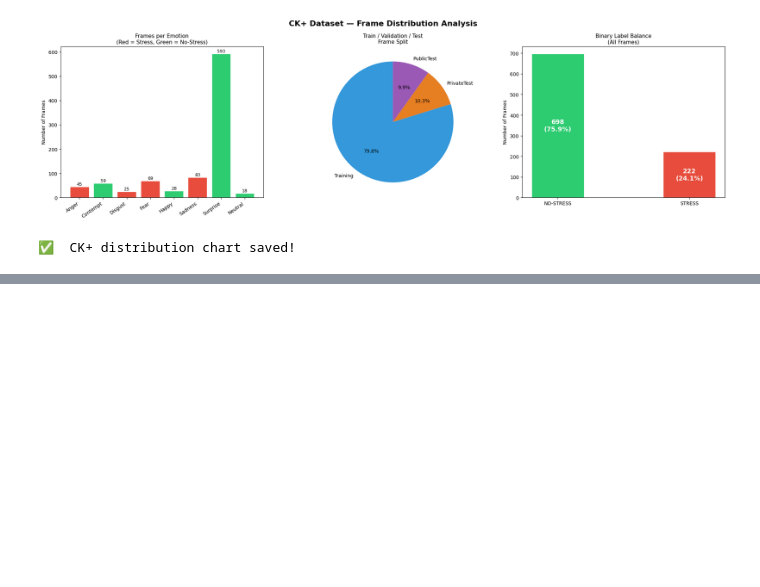
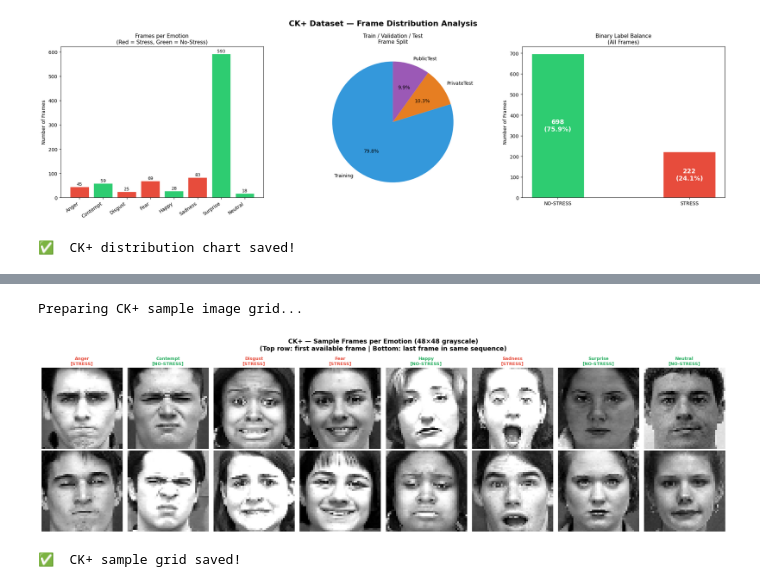
Before and after one commit to poonam-021/explainable-ai-stress-burnout, a Jupyter notebook: models/Visual_Analysis_Of_Stress.ipynb, the cells around one changed output, grey strips where cells are left out. Cells and saved outputs as stored; diff of their text form; code cells hidden in the pictures; blank space fills up the shorter version.

```diff
--- a/models/Visual_Analysis_Of_Stress.ipynb
+++ b/models/Visual_Analysis_Of_Stress.ipynb
@@ -639,0 +704,75 @@ print("✅  CK+ distribution chart saved!")
+# %%
+print("Preparing CK+ sample image grid...")
+
+# Helper function to convert a pixel string to a displayable image
+def parse_ck_pixels(pixel_string):
+    """
+    Takes a CK+ pixel string like '70 80 82 79 ...'
+    Returns: a numpy array of shape (48, 48) with dtype uint8
+
+    Steps:
+      1. Split string by spaces → list of strings
+      2. Convert each to float (some might be '70.0')
+      3. Reshape 2304 values → 48×48 matrix
+      4. Cast to uint8 (0–255 integer range)
+    """
+    pixel_list = pixel_string.split(' ')          # Step 1: split
+    pixel_arr  = np.array(pixel_list, dtype=np.float32)  # Step 2: to float
+    pixel_arr  = pixel_arr.reshape(48, 48)        # Step 3: reshape
+    pixel_arr  = pixel_arr.astype(np.uint8)       # Step 4: to uint8
+    return pixel_arr
+
+# Show 2 samples per emotion (1 neutral/no-stress + 1 stress frame)
+emotion_keys = sorted(CK_EMOTION_NAMES.keys())   # [0,1,2,3,4,5,6,7]
+
+fig, axes = plt.subplots(2, len(emotion_keys), figsize=(20, 6))
+fig.suptitle('CK+ — Sample Frames per Emotion (48×48 grayscale)\n'
+             '(Top row: first available frame | Bottom: last frame in same sequence)',
+             fontsize=13, fontweight='bold')
+
+for col_idx, emotion_code in enumerate(emotion_keys):
+
+    emotion_name = CK_EMOTION_NAMES[emotion_code]
+    is_stress    = emotion_code in CK_STRESS_EMOTIONS
+    colour       = '#e74c3c' if is_stress else '#27ae60'
+    label_str    = 'STRESS' if is_stress else 'NO-STRESS'
+
+    # Filter rows for this emotion
+    emotion_rows = ck_df[ck_df['emotion'] == emotion_code]
+
+    if len(emotion_rows) < 2:
+        for row_idx in range(2):
+            axes[row_idx][col_idx].axis('off')
+            axes[row_idx][col_idx].set_title('Not enough\nsamples', fontsize=8)
+        continue
+
+    # Top row: first frame of the emotion sequence
+    first_pixel_str = emotion_rows.iloc[0]['pixels']
+    first_img       = parse_ck_pixels(first_pixel_str)
+
+    axes[0][col_idx].imshow(first_img, cmap='gray')
+    axes[0][col_idx].axis('off')
+    axes[0][col_idx].set_title(f'{emotion_name}\n[{label_str}]',
+                                fontsize=9, color=colour, fontweight='bold')
+
+    # Bottom row: last frame of the emotion sequence (peak expression)
+    last_pixel_str = emotion_rows.iloc[-1]['pixels']
+    last_img       = parse_ck_pixels(last_pixel_str)
+
+    axes[1][col_idx].imshow(last_img, cmap='gray')
+    axes[1][col_idx].axis('off')
+
+# Add row labels
+axes[0][0].set_ylabel('First Frame', fontsize=11, fontweight='bold',
+                       rotation=0, labelpad=55, va='center')
+axes[1][0].set_ylabel('Last Frame\n(Peak)', fontsize=11, fontweight='bold',
+                       rotation=0, labelpad=55, va='center')
+
+plt.tight_layout()
+plt.savefig('/content/ckplus_sample_images.png', dpi=150, bbox_inches='tight')
+plt.show()
+print("✅  CK+ sample grid saved!")
+# %% [output]
+Preparing CK+ sample image grid...
+[figure, added]
+✅  CK+ sample grid saved!
```
Also changed, not shown: parts of 5 cells of this notebook.
